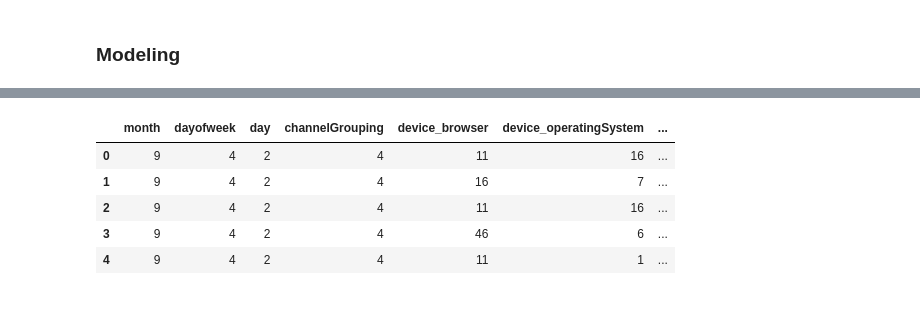
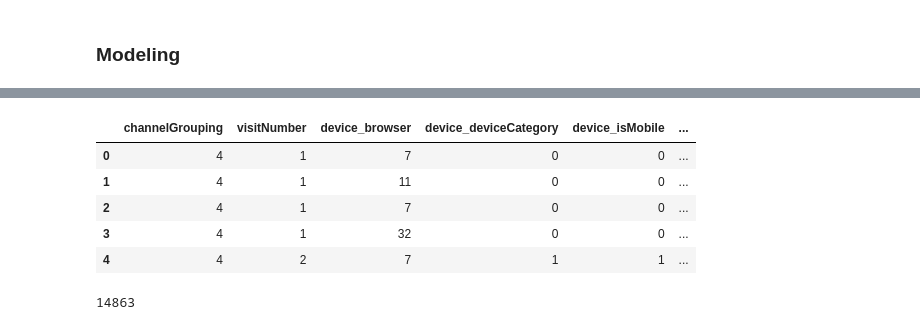
Before and after one commit to antonioramos1/kaggle-competitions, a Jupyter notebook: google-analytics-customer-revenue-prediction.ipynb, the cells around one changed output, grey strips where cells are left out. Drawn from its saved outputs; the diff is of its cells as text; code cells hidden in the pictures.

```diff
--- a/google-analytics-customer-revenue-prediction.ipynb
+++ b/google-analytics-customer-revenue-prediction.ipynb
@@ -100,9 +138 @@ df["visitStartTime"] = pd.to_datetime(df["visitStartTime"],unit='s')
-# %%
-#https://pandas.pydata.org/pandas-docs/stable/api.html#datetimelike-properties
-df["month"] = df["date"].dt.month
-df["dayofweek"] = df["date"].dt.dayofweek
-df["day"] = df["date"].dt.day
-df.drop(columns=["date"], inplace=True)
-
-df["totals_transactionRevenue"] = df["totals_transactionRevenue"].astype('float')
 # %%
@@ -116,7 +145,0 @@ fig.show()
-# %%
-#subsetting most relevant features as per https://www.kaggle.com/smasar/tutorial-preprocessing-processing-evaluation
-column_selection = ["totals_transactionRevenue", "fullVisitorId", "sessionId", "visitId", "visitNumber", "visitStartTime", "month", "dayofweek", "day",
-                    "channelGrouping", "device_browser", "device_operatingSystem", "device_deviceCategory", "device_isMobile", "geoNetwork_city",
-                    "geoNetwork_continent", "geoNetwork_country","geoNetwork_subContinent", "trafficSource_keyword", "trafficSource_medium", "trafficSource_source"]
-df = df[column_selection]
-df.head()
@@ -130,5 +146,10 @@ df.head()
 # %%
 #looking at the information contained in each feature, the closer to 0 the least information
-for col in df.columns.tolist():
-    p_data = df[col].value_counts()/len(df) #proportion of each feature
-    print(col, " entropy: ", sc.stats.entropy(p_data))
+def entropy_feats(df):
+    entropy_0 = []
+    for col in df.columns.tolist():
+        p_data = df[col].value_counts()/len(df) #proportion of each feature
+        entropy_value = sc.stats.entropy(p_data)
+        if entropy_value == 0:
+            entropy_0.append(col)
+    return entropy_0
@@ -152,0 +156,4 @@ trafficSource_source  entropy:  1.6726463567884822
+# %%
+cols_entropy = entropy_feats(df)
+df = df.drop(columns=cols_entropy)
+print("Removed ", len(cols_entropy), " columns with constant values")
@@ -181,17 +177,20 @@ train_X.head()
 # %%
 #encoding categorical variables
-cat_columns = [col for col in train_X.columns if train_X[col].dtype in ["object", "bool"]]
+drop_columns = ["fullVisitorId", "sessionId", "visitId", "visitStartTime", "totals_transactionRevenue"]
+df = df.drop(columns=drop_columns)
+
+cat_columns = [col for col in df.columns if df[col].dtype in ["object", "bool"]]
 
 for col in cat_columns:
     le = LabelEncoder()
-    train_vals = list(train_X[col].values.astype(str))
+    train_vals = list(df[col].values.astype(str))
     le.fit(train_vals)
-    train_X[col] = le.transform(train_vals)
-train_X.head()
+    df[col] = le.transform(train_vals)
+df.head()
 # %% [output]
-|  | month | dayofweek | day | channelGrouping | device_browser | device_operatingSystem | ... |
-| 0 | 9 | 4 | 2 | 4 | 11 | 16 | ... |
-| 1 | 9 | 4 | 2 | 4 | 16 | 7 | ... |
-| 2 | 9 | 4 | 2 | 4 | 11 | 16 | ... |
-| 3 | 9 | 4 | 2 | 4 | 46 | 6 | ... |
-| 4 | 9 | 4 | 2 | 4 | 11 | 1 | ... |
+|  | channelGrouping | visitNumber | device_browser | device_deviceCategory | device_isMobile | ... |
+| 0 | 4 | 1 | 7 | 0 | 0 | ... |
+| 1 | 4 | 1 | 11 | 0 | 0 | ... |
+| 2 | 4 | 1 | 7 | 0 | 0 | ... |
+| 3 | 4 | 1 | 32 | 0 | 0 | ... |
+| 4 | 4 | 2 | 7 | 1 | 1 | ... |
@@ -201 +197,10 @@ def rmse(y_true, y_pred):
+# %%
+#final sets
+train_X = df[:nrow_train]
+test_X = df[nrow_train:]
+
+del df
+gc.collect()
+# %% [output]
+14863
 # %%
```
Also changed, not shown: parts of 22 cells of this notebook.
